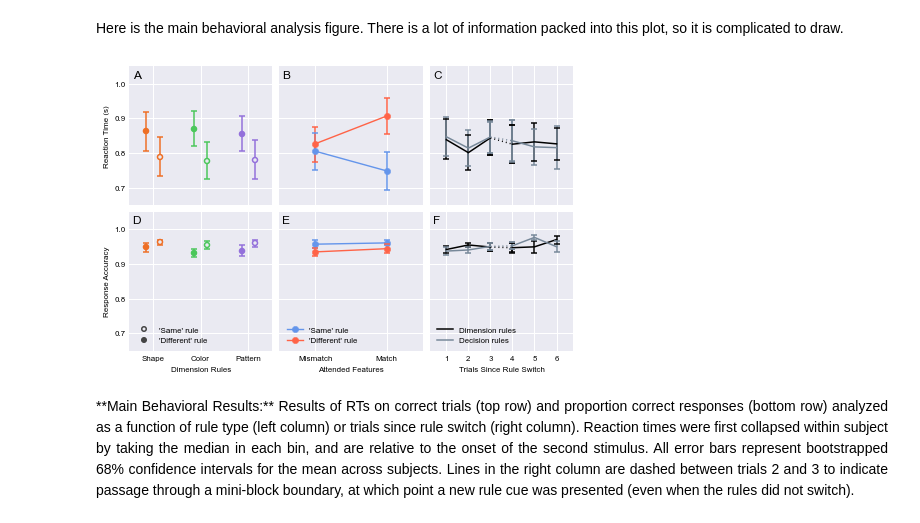
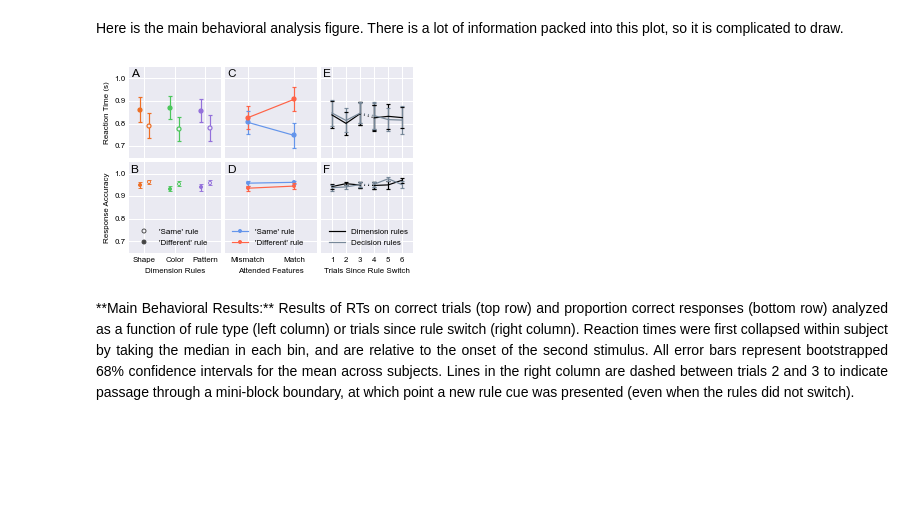
Before and after one commit to WagnerLabPapers/Waskom_JNeurosci_2014, a Jupyter notebook: Main_Analysis.ipynb, the cells around one changed output. Saved outputs shown, nothing was run; the diff lists cells and outputs as text; code cells hidden in the pictures; blank space fills up the shorter version.

Commit message:
Refactor decoding plot code and better figure_4

```diff
--- a/Main_Analysis.ipynb
+++ b/Main_Analysis.ipynb
@@ -669,15 +664,19 @@ xticklabels = [["Shape", "Color", "Pattern"], ["Mismatch", "Match"], range(1, 7)
 xlims = [[-.5, 2.5], [-.5, 1.5], [.25, 6.75]]
 ylims = [[.65, 1.05], [.65, 1.05]]
 yticks = [[.7, 1, 4], [.7, 1, 4]]
-err_kws = dict(elinewidth=1.5, capsize=3, mew=1.5)
-ms, mew, lw, capsize = 5, 1.5, 1.5, 3
+ms, mew, lw, capsize = 4, 1.2, 1.2, 2
+err_kws = dict(elinewidth=lw, capsize=capsize, mew=mew)
 lag_colors = dict(Dimension="black", Decision="lightslategray")
 text_offset = (0.0075, -0.01)
 text_size = 12
 
 # Draw each plot
-f, axes = subplots(2, 3, figsize=(6.85, 4.6))
+f, axes = subplots(2, 3, figsize=(4.48, 3))
 for i in range(2):
+
+    if i:
+        ms *= .75
+        mew *= .75
 
     # First analyze RT/accuracy analysis sorted by rule types
     pivots = []
@@ -702,7 +701,7 @@ for i in range(2):
 
     # Draw two plots out of the axis range to support the legend
     for j, rule in enumerate(["Same", "Different"]):
-        ax.plot(-1, -1, "o", color="#444444", mec="#444444", ms=ms * .9,
+        ax.plot(-1, -1, "o", color="#444444", mec="#444444", ms=ms * 1.33,
                 mfc=["none", "#444444"][j], mew=mew, label="'%s' rule" % rule)
 
     # Next plot the decision rule by feature matching analysis
@@ -720,7 +719,7 @@ for i in range(2):
         x = np.array([0, 1])
         sns.tsplot(x, pivots[..., 1 - k], "ci_bars", ci=ci, color=color, ax=ax,
                    marker="o", mec=color, label="'%s' rule" % rule,
-                   err_kws=dict(lw=lw, mew=mew, ms=ms, mfc=color, capsize=capsize))
+                   ms=ms, mfc=color, mew=mew, lw=lw, err_kws=err_kws)
 
     # Now do the analysis as a function of rule switching
     for j, ruleset in enumerate(["Dimension", "Decision"]):
@@ -736,37 +735,36 @@ for i in range(2):
     # Finally, iterate through the plots and set more supporting variables
     for j in range(3):
         ax = axes[i, j]
         yticks_ = np.linspace(*yticks[i])
         ax.set_xticks(xticks[j])
         ax.set_yticks(yticks_)
         ax.set_xlim(*xlims[j])
         ax.set_ylim(ylims[i])
         if i:
             ax.set_xlabel(xlabels[j])
             ax.set_xticklabels(xticklabels[j])
         else:
             ax.set_xticklabels([])
         if not j:
             ax.set_ylabel(ylabels[i])
             ax.set_yticklabels(yticks_)
         else:
             ax.set_yticklabels([])
         if i:
             ax.legend(loc="lower left")
 
-f.tight_layout()
-f.subplots_adjust(wspace=.05, hspace=.05)
+f.subplots_adjust(wspace=.05, hspace=.05, left=.1, bottom=.12, top=.98, right=.98)
 
 # Label the facets
-for ax, s in zip(f.axes, "ABCDEF"):
+for ax, s in zip(f.axes, "ACEBDF"):
     (x, _), (_, y) = ax.bbox.transformed(f.transFigure.inverted()).get_points()
     x += text_offset[0]
     y += text_offset[1]
     f.text(x, y, s, size=text_size, ha="left", va="top")
 
 save_figure(f, "figure_2")
 # %% [output]
-[figure, old version]
+[figure, new version]
 # %% [markdown]
 <div style="width:585px;padding-left:120px" align="justify">
 **Main Behavioral Results:** Results of RTs on correct trials (top row) and proportion correct responses (bottom row) analyzed as a function of rule type (left column) or trials since rule switch (right column). Reaction times were first collapsed within subject by taking the median in each bin, and are relative to the onset of the second stimulus. All error bars represent bootstrapped 68% confidence intervals for the mean across subjects. Lines in the right column are dashed between trials 2 and 3 to indicate passage through a mini-block boundary, at which point a new rule cue was presented (even when the rules did not switch).
```
Also changed, not shown: parts of 11 cells of this notebook, 2 other files.
